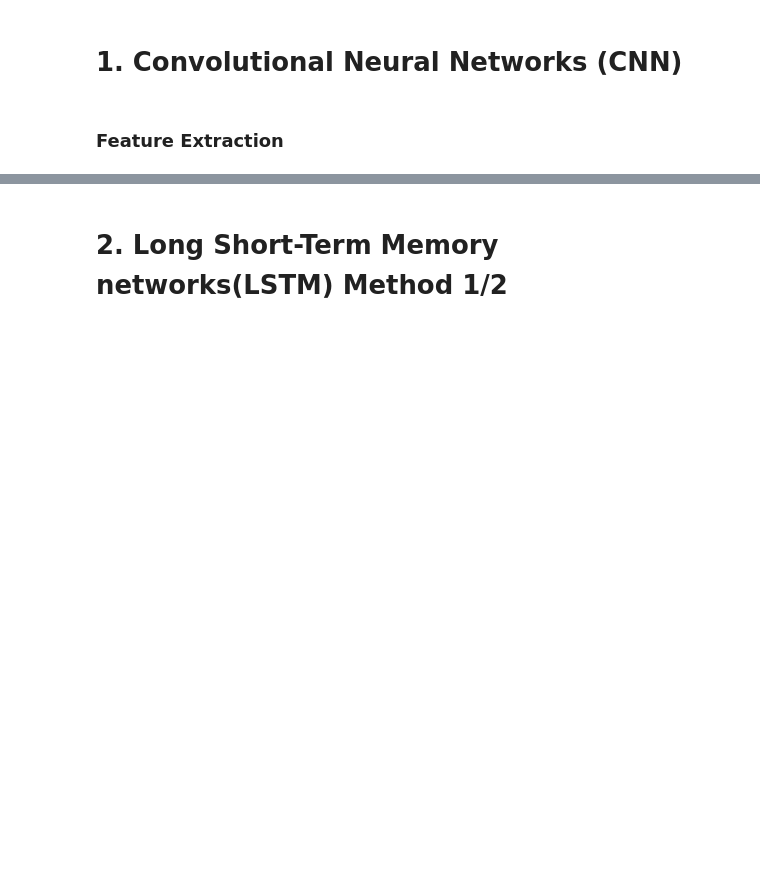
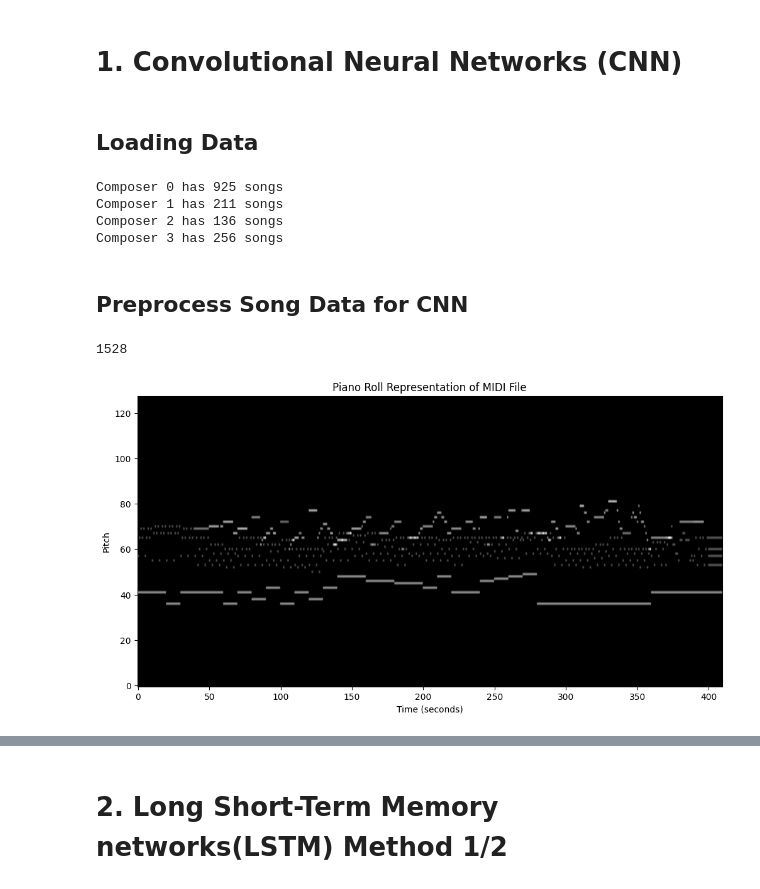
Before and after one commit to seema469/AAI_511_DeepLearning, a Jupyter notebook: composer_classification.ipynb, the cells around one changed output, grey strips where cells are left out. Saved outputs shown, nothing was run; the diff lists cells and outputs as text; code cells hidden in the pictures; blank space fills up the shorter version.

```diff
--- a/composer_classification.ipynb
+++ b/composer_classification.ipynb
@@ -369,5 +370,60 @@ files and applying data augmentation techniques.
 ## EDA
 # %% [markdown]
 # 1. Convolutional Neural Networks (CNN)
-# %% [markdown]
-### Feature Extraction
+# %% [markdown]
+## Loading Data
+# %%
+# Define globals
+data_directory = 'C:/Users/kflin/Downloads/song_data' #dataset path
+fs = 5  # Sampling frequency for piano rolls
+labeled_midi_data = {}
+
+def load_midi_data_and_labels(directory):
+    skipped_files = []    # Keep track of skipped files due to errors
+    data = []
+    composers = []
+    num_composer_map = {}
+    # Function to recursively iterate files in a directory
+    def iterate_dir(dir_path, label, composer):
+        # Check direct .mid files in current directory
+        for item in os.listdir(dir_path):
+            item_path = os.path.join(dir_path, item)
+            if os.path.isfile(item_path) and item_path.endswith('.mid'):
+                try:
+                    # Load the MIDI file
+                    midi_data = pretty_midi.PrettyMIDI(item_path)
+                    data.append(midi_data)
+                    composers.append(label)
+                    if label not in labeled_midi_data:
+                        labeled_midi_data[label] = []
+                    labeled_midi_data[label].append(midi_data)
+
+                except Exception as e:  # Catch any exception that might be raised
+                    #print(f"Skipping file {item_path} due to an error: {e}")
+                    skipped_files.append(item_path)
+            elif os.path.isdir(item_path):
+                iterate_dir(item_path, label, composer)
+        #print(f"Number of files skipped due to error: {len(skipped_files)}")
+        return
+
+    # Process each composer's directory in the root directory
+    for label, composer in enumerate(sorted(os.listdir(directory))):
+        composer_path = os.path.join(directory, composer)
+        if os.path.isdir(composer_path):
+            num_composer_map[label] = composer
+            iterate_dir(composer_path, label, composer)
+
+    return np.array(data), np.array(composers), num_composer_map
+
+_, _, num_composer_map = load_midi_data_and_labels(data_directory)
+
+# print number of songs per composer
+for composer, songs in labeled_midi_data.items():
+    print(f"Composer {composer} has {len(songs)} songs")
+# %% [output]
+Composer 0 has 925 songs
+Composer 1 has 211 songs
+Composer 2 has 136 songs
+Composer 3 has 256 songs
+# %% [markdown]
+## Preprocess Song Data for CNN
@@ -373,0 +482,15 @@ files and applying data augmentation techniques.
+# %%
+songs = []
+
+for composer_id, composer in labeled_midi_data.items():
+    for midi_data in composer:
+        song = Song(num_composer_map[composer_id], composer_id, midi_data)
+        songs.append(song)
+
+print(len(songs))
+
+song = songs[0]
+song.print_piano_roll()
+# %% [output]
+1528
+[figure, added]
```
Also changed, not shown: parts of 13 cells of this notebook, 2 other files.
